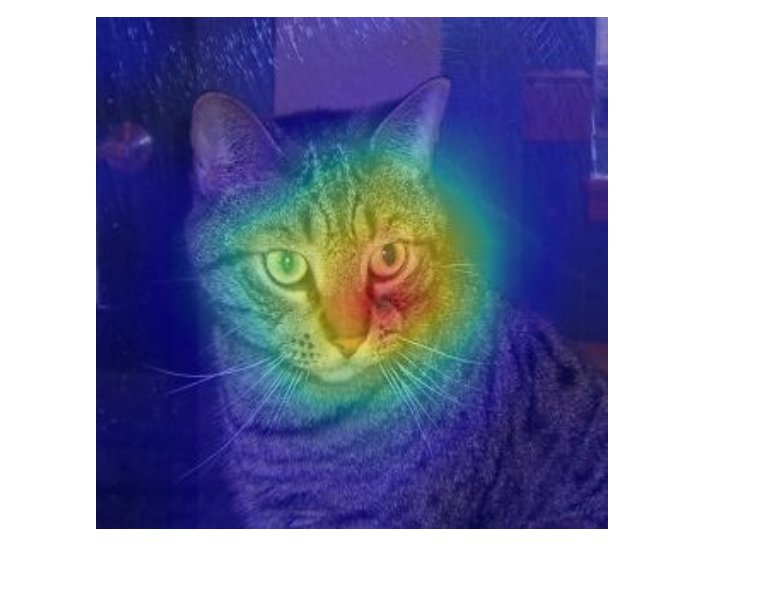
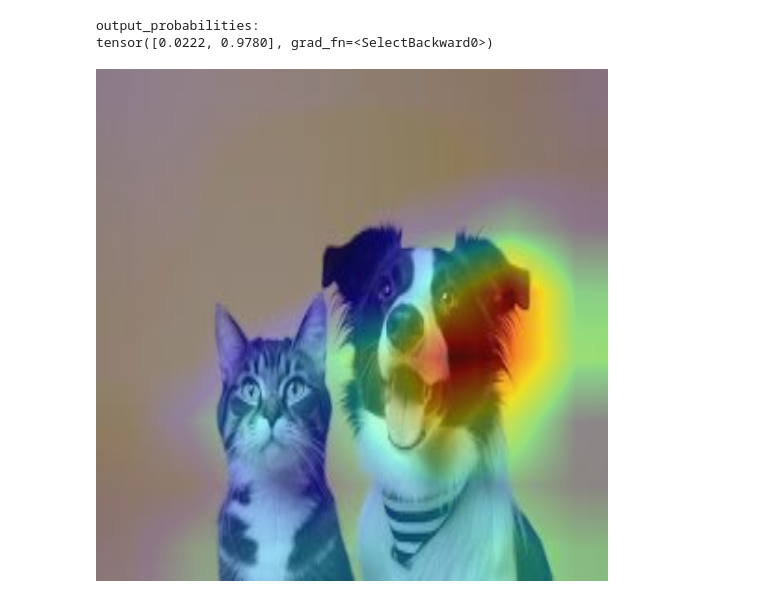
Before and after one commit to udithdoddapaneni/OELP-DxAI, a Jupyter notebook: GradCam/testing.ipynb, the cells around one changed output. Cells and saved outputs as stored; diff of their text form; code cells hidden in the pictures; blank space fills up the shorter version.

Commit message:
added a function that figures output on its own and added some new tests

```diff
--- a/GradCam/testing.ipynb
+++ b/GradCam/testing.ipynb
@@ -69,6 +69,7 @@ std =(0.25926217436790466, 0.25269168615341187, 0.25525805354118347)
 )
 def preprocessor(im: torch.Tensor | np.ndarray | Image.Image):
     im = Image.fromarray(np.array(im))
+    im = im.convert("RGB")
     im = im.resize((128,128))
     im = NORMALIZE((torch.tensor([np.array(im)])/255.0).permute(dims=(0,3,1,2)))
     im = im.to(device)
@@ -79,11 +80,13 @@ def LoadImage(filepath:str):
 # %%
 CAM = GradCAM(Model=MODEL, LayerName='conv_layers', Normalization=NORMALIZE)
 # %%
-image_path = "custom_tests/cat.1.jpg"
+image_path = "custom_tests/cats_and_dogs1.png"
 image = LoadImage(image_path)
 # %%
-CAM.gradCAM_heatmap(preprocessor=preprocessor, im=image, label=0)
+CAM.gradCAM_heatmapAUTOLABEL(preprocessor=preprocessor, im=image)
 
 # CAM.showHeatMap()
 # %% [output]
+output_probabilities:
+tensor([0.0222, 0.9780], grad_fn=<SelectBackward0>)
-[figure, old version]
+[figure, new version]
```
Also changed, not shown: 3 other files.
